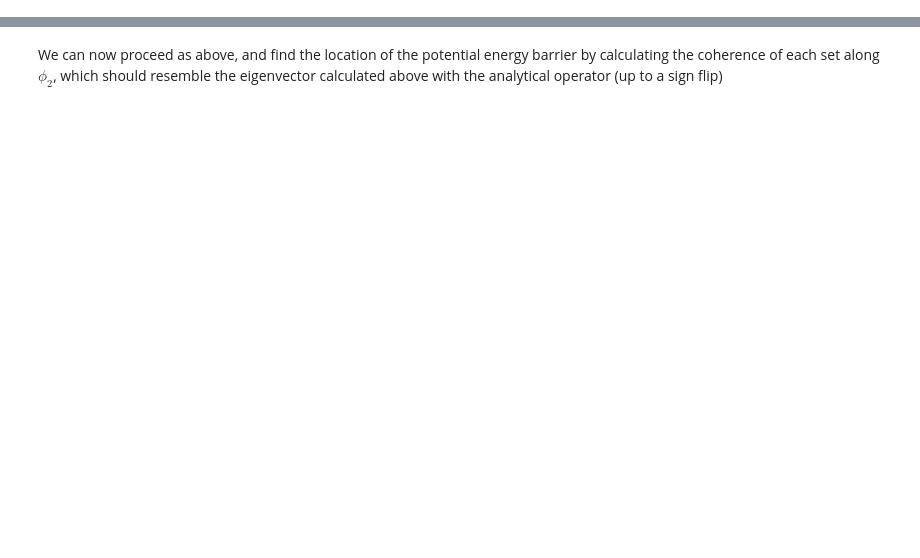
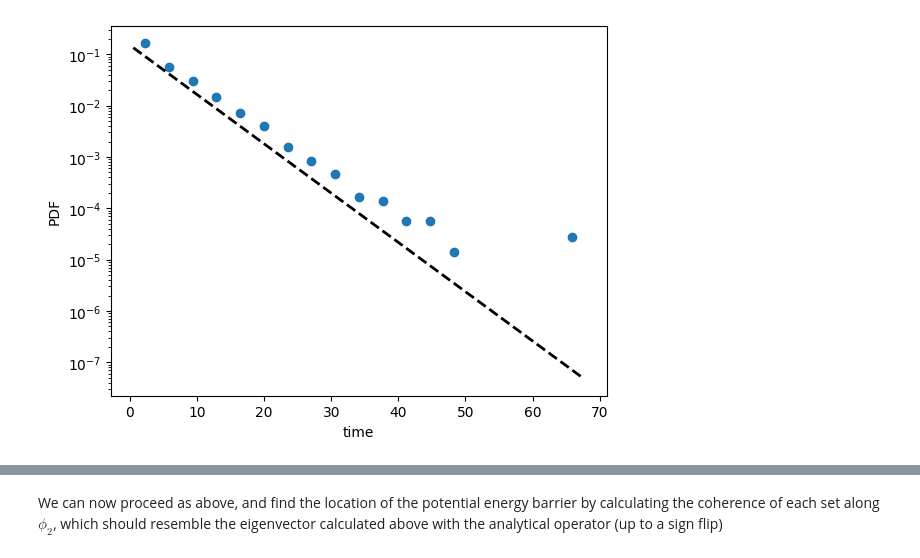
Before and after one commit to AntonioCCosta/DPG_PhysicsBehavior_2026, a Jupyter notebook: notebooks/notebook_2.ipynb, the cells around one changed output, grey strips where cells are left out. Cells and saved outputs as stored; diff of their text form; code cells hidden in the pictures; blank space fills up the shorter version.

```diff
--- a/notebooks/notebook_2.ipynb
+++ b/notebooks/notebook_2.ipynb
@@ -216,7 +72,0 @@ def state_lifetime(states,tau):
-# %%
-delta = 0.2 * np.sqrt(mu)
-xs = np.hstack(sims)
-states = np.zeros_like(xs)
-states[xs >  delta] = +1
-states[xs < -delta] = -1
-states = np.ma.masked_equal(states, 0)
@@ -594,0 +147,14 @@ analytical timescale: 2.5216
+# %%
+def state_lifetime(states,tau):
+    durations=[]
+    for state in np.sort(np.unique(states.compressed())):
+        gaps = states==state
+        gaps_boundaries = np.where(np.abs(np.diff(np.concatenate([[False], gaps, [False]]))))[0].reshape(-1, 2)
+        durations.append(np.hstack(np.diff(gaps_boundaries))*tau)
+    return durations
+
+
+discrete_state_traj = ma.zeros(np.hstack(sims).shape,dtype=int)
+discrete_state_traj[np.hstack(sims)>0]=1
+
+durs_emp = np.hstack(state_lifetime(discrete_state_traj,final_dt))
@@ -594,0 +193,15 @@ analytical timescale: 2.5216
+# %%
+tmin=.5
+tmax=np.max(durs_emp)
+freqs,bin_edges = np.histogram(durs_emp, bins=np.linspace(tmin,tmax,20), density=True)
+centers_ = (bin_edges[1:]+bin_edges[:-1])/2
+# plt.hist(durs, bins=np.linspace(tmin,tmax,10), density=True)
+plt.scatter(centers_,freqs,marker='o')
+times = np.linspace(tmin,tmax,10)
+plt.plot(times,1.5e-1*np.exp(-times/transition_time_be(Tx,mu)),c='k',lw=2,ls='--')
+plt.yscale('log')
+plt.ylabel('PDF')
+plt.xlabel('time')
+plt.show()
+# %% [output]
+[figure, added]
```
Also changed, not shown: parts of 65 cells of this notebook.
